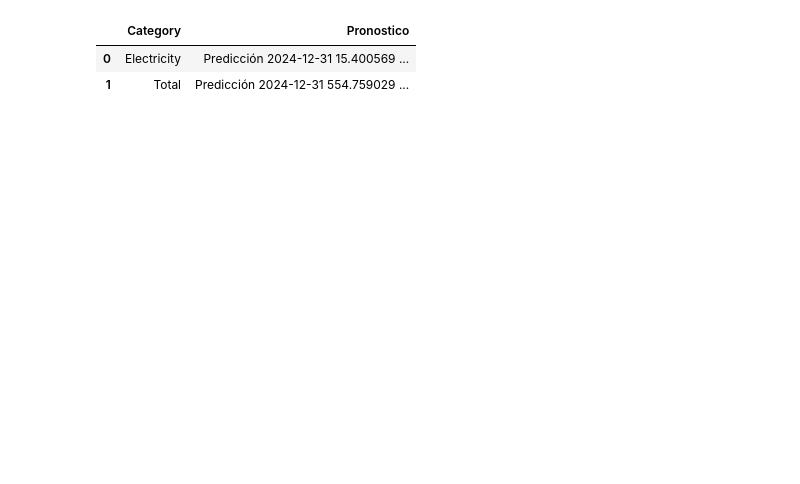
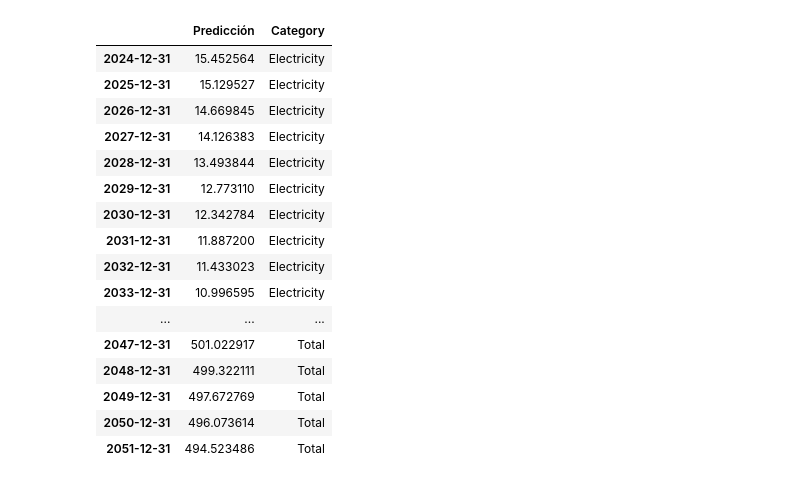
Before and after one commit to Odquinteroc/Project-Data-Analysis-Lambton, a Jupyter notebook: Modelos_predictivos/Test_Modelos.ipynb, the cells around one changed output. Saved outputs shown, nothing was run; the diff lists cells and outputs as text; code cells hidden in the pictures; blank space fills up the shorter version.

```diff
--- a/Modelos_predictivos/Test_Modelos.ipynb
+++ b/Modelos_predictivos/Test_Modelos.ipynb
@@ -506,12 +506,8 @@ def RedNeuronalValFuturos(datas,periodos_a_predecir,time_step):
 #----------------
 #aplicacion modelo por tabla
 def calcular_pronostico(data, iterables2D,periodos_a_predecir,time_step):
-    resultados = {
-        f'{iterables2D[0]}',
-        f'{iterables2D[1]}',
-    }
 
-    resultados = pd.DataFrame(resultados)
+    resultados = []
 
     for i in data[iterables2D[0]].unique():
 
@@ -526,15 +522,10 @@ def calcular_pronostico(data, iterables2D,periodos_a_predecir,time_step):
                 datafiltrada = datafiltrada.set_index("year")
                 datafiltrada.index.name = None
 
-            #configurar los index
-            resultado_temporal = {
-                iterables2D[0]: i,
-                iterables2D[1]: j,
-                'Pronostico': RedNeuronalValFuturos(datafiltrada,periodos_a_predecir,time_step)
-            }
 
-
-
+            resultado_temporal = RedNeuronalValFuturos(datafiltrada,periodos_a_predecir,time_step)
+            resultado_temporal[f'{iterables2D[0]}'] = i
+            resultado_temporal[f'{iterables2D[1]}'] = j
             resultados.append(resultado_temporal)
     # Devuelve la lista de resultados
     return resultados
@@ -555,12 +546,10 @@ def calcular_pronosticouni(data, iterables2D,periodos_a_predecir,time_step):
             datafiltrada.index.name = None
 
         #configurar los index
-        resultado_temporal = {
-            iterables2D[0]: i,
-            'Pronostico': RedNeuronalValFuturos(datafiltrada,periodos_a_predecir,time_step)
-        }
 
-        resultados.append(resultado_temporal)
+            resultado_temporal = RedNeuronalValFuturos(datafiltrada,periodos_a_predecir,time_step)
+            resultado_temporal[f'{iterables2D[0]}'] = i
+            resultados.append(resultado_temporal)
 
     # Devuelve la lista de resultados
     return resultados
@@ -575,3 +712,5 @@ def calcular_pronosticouni(data, iterables2D,periodos_a_predecir,time_step):
 # %%
-df_emissions = calcular_pronosticouni(df5,["Category"],7,5)
+df_emissions = calcular_pronosticouni(df5,["Category"],28,5)
+df_emissions = pd.concat(df_emissions, ignore_index=False)
+df_emissions
 # %% [output]
@@ -591,0 +734,17 @@ df_emissions = calcular_pronosticouni(df5,["Category"],7,5)
+|  | Predicción | Category |
+| 2024-12-31 | 15.452564 | Electricity |
+| 2025-12-31 | 15.129527 | Electricity |
+| 2026-12-31 | 14.669845 | Electricity |
+| 2027-12-31 | 14.126383 | Electricity |
+| 2028-12-31 | 13.493844 | Electricity |
+| 2029-12-31 | 12.773110 | Electricity |
+| 2030-12-31 | 12.342784 | Electricity |
+| 2031-12-31 | 11.887200 | Electricity |
+| 2032-12-31 | 11.433023 | Electricity |
+| 2033-12-31 | 10.996595 | Electricity |
+| ... | ... | ... |
+| 2047-12-31 | 501.022917 | Total |
+| 2048-12-31 | 499.322111 | Total |
+| 2049-12-31 | 497.672769 | Total |
+| 2050-12-31 | 496.073614 | Total |
+| 2051-12-31 | 494.523486 | Total |
@@ -594,8 +750,0 @@ df_emissions = calcular_pronosticouni(df5,["Category"],7,5)
-# %%
-df_emissions
-df_emissions = pd.DataFrame(df_emissions)
-df_emissions
-# %% [output]
-|  | Category | Pronostico |
-| 0 | Electricity | Predicción 2024-12-31 15.400569 ... |
-| 1 | Total | Predicción 2024-12-31 554.759029 ... |
```
Also changed, not shown: parts of 11 cells of this notebook.
